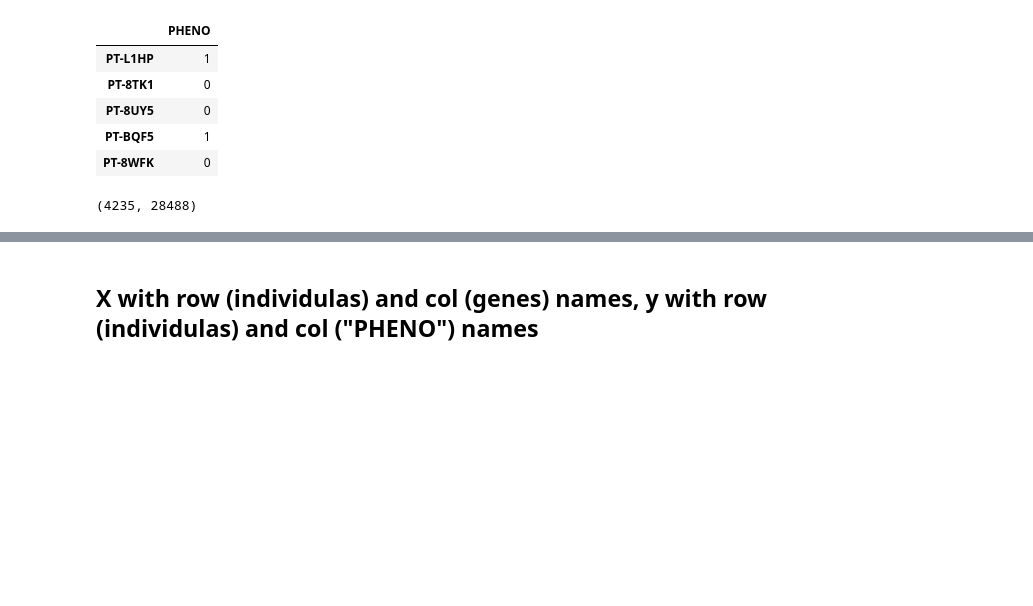
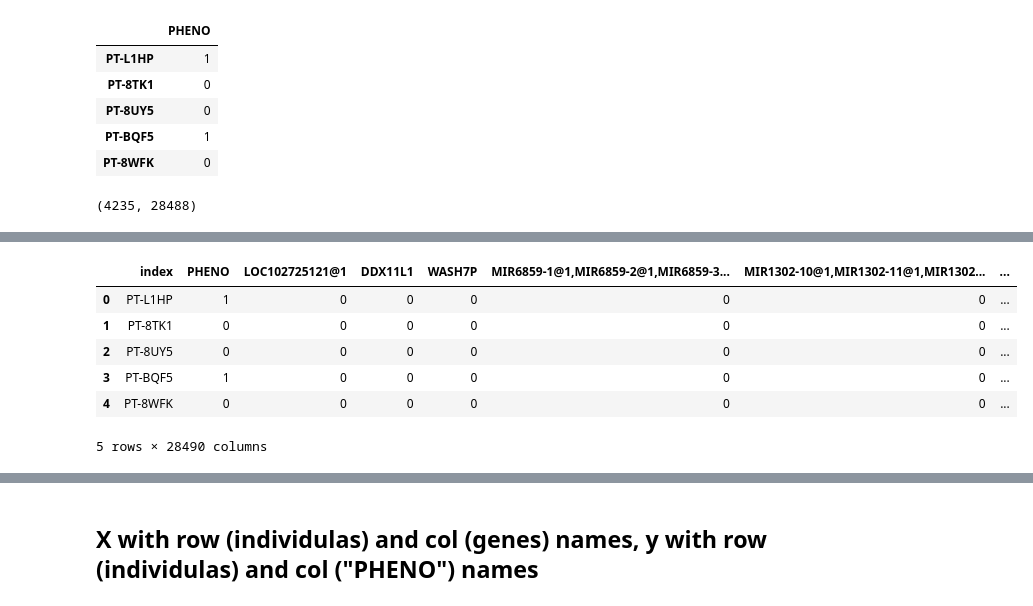
Before and after one commit to gaow/cnv-gene-mapping, a Jupyter notebook: workflow/20190628_Xmatrix.ipynb, the cells around one changed output, grey strips where cells are left out. Cells and saved outputs as stored; diff of their text form; code cells hidden in the pictures; blank space fills up the shorter version.

```diff
--- a/workflow/20190628_Xmatrix.ipynb
+++ b/workflow/20190628_Xmatrix.ipynb
@@ -176,0 +297,7 @@ Xdel.index.name = "IND"
+# %%
+Xdel_ind = Xdel.loc[[i for i in list(Xdel.index) if i not in deldup]]
+Xdup_ind = Xdup.loc[[i for i in list(Xdup.index) if i not in deldup]]
+# %%
+dat = list()
+for i in list(Xdel_com.index):
+    dat.append([any([x,y])*1 for x,y in zip(list(Xdel_com.loc[i]), list(Xdup_com.loc[i]))])
@@ -176,0 +347,11 @@ Xdel.index.name = "IND"
+# %%
+Xydeldup = pd.merge(ydeldup, Xdeldup, how = "inner", on = ["index"])
+Xydeldup.head()
+# %% [output]
+|  | index | PHENO | LOC102725121@1 | DDX11L1 | WASH7P | MIR6859-1@1,MIR6859-2@1,MIR6859-3... | MIR1302-10@1,MIR1302-11@1,MIR1302... | ... |
+| 0 | PT-L1HP | 1 | 0 | 0 | 0 | 0 | 0 | ... |
+| 1 | PT-8TK1 | 0 | 0 | 0 | 0 | 0 | 0 | ... |
+| 2 | PT-8UY5 | 0 | 0 | 0 | 0 | 0 | 0 | ... |
+| 3 | PT-BQF5 | 1 | 0 | 0 | 0 | 0 | 0 | ... |
+| 4 | PT-8WFK | 0 | 0 | 0 | 0 | 0 | 0 | ... |
+5 rows × 28490 columns
```
Also changed, not shown: parts of 40 cells of this notebook, 10 other files.
